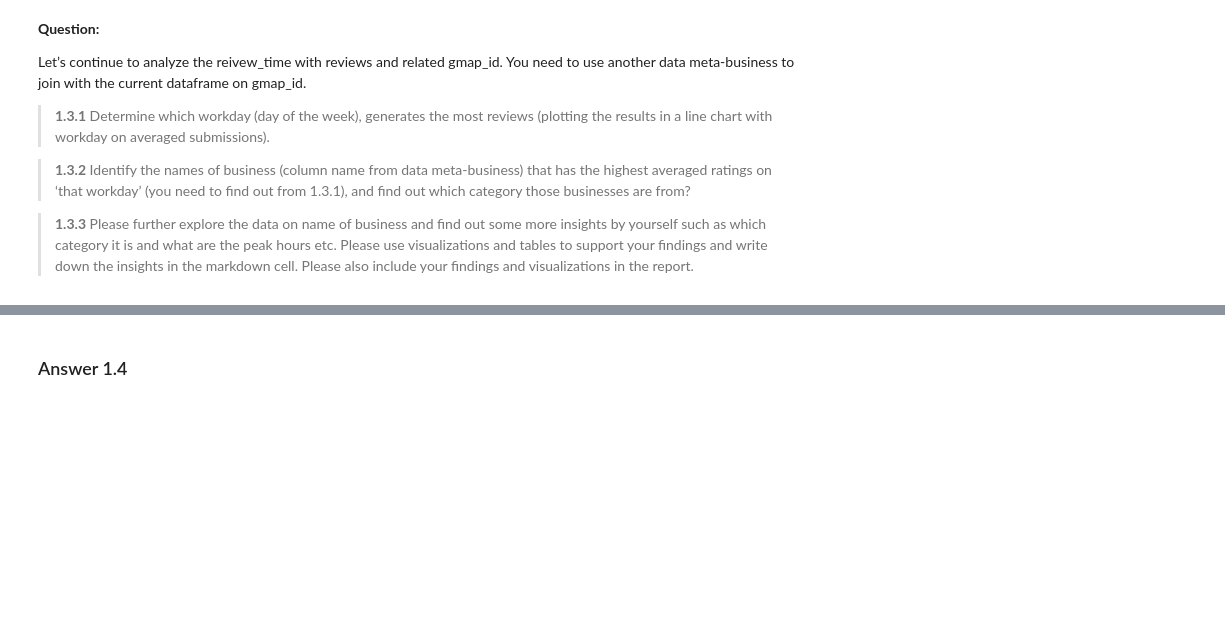
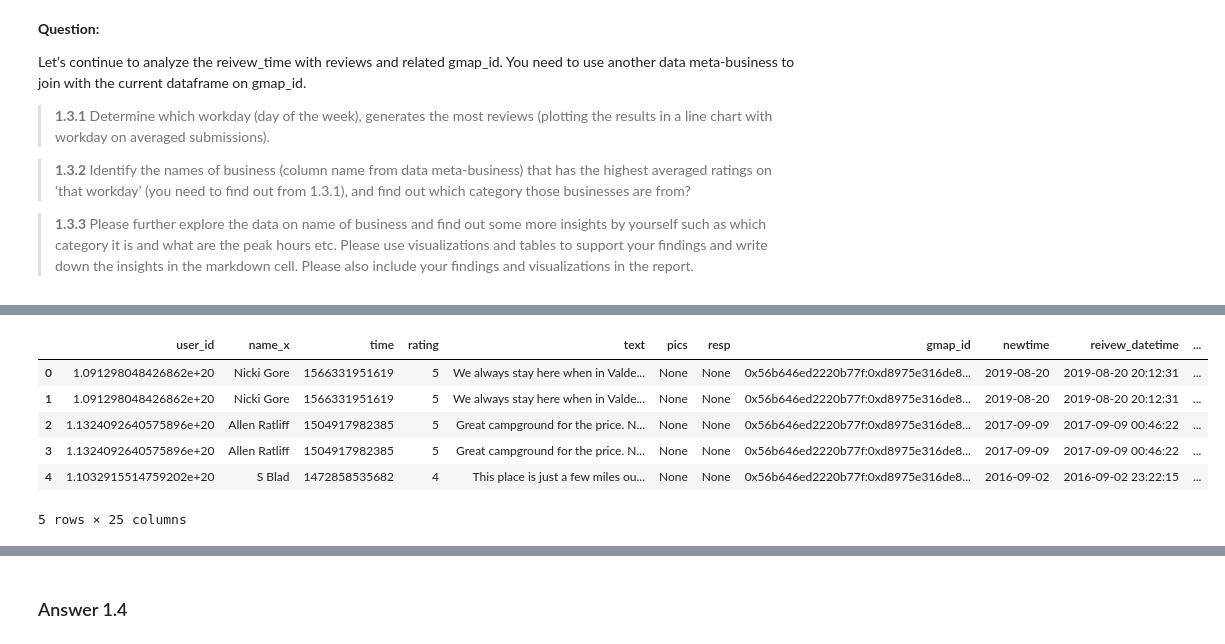
Before and after one commit to soumitkundu/SIG742-EndTermAssignment, a Jupyter notebook: SIG742Task2-Group-13.ipynb, the cells around one changed output, grey strips where cells are left out. Drawn from its saved outputs; the diff is of its cells as text; code cells hidden in the pictures; blank space fills up the shorter version.

```diff
--- a/SIG742Task2-Group-13.ipynb
+++ b/SIG742Task2-Group-13.ipynb
@@ -185,0 +235,3 @@ Let’s continue to analyze the reivew_time with reviews and related gmap_id. Yo
+# %%
+df_meta_business = pd.read_csv(drive_path + "/meta-review-business.csv")
+df_meta_business.head()
@@ -185,0 +245,12 @@ Let’s continue to analyze the reivew_time with reviews and related gmap_id. Yo
+# %%
+# Merge the two DataFrames
+df_business_reviews = pd.merge(df, df_meta_business, on='gmap_id', how='inner')
+df_business_reviews.head()
+# %% [output]
+|  | user_id | name_x | time | rating | text | pics | resp | gmap_id | newtime | reivew_datetime | ... |
+| 0 | 1.091298048426862e+20 | Nicki Gore | 1566331951619 | 5 | We always stay here when in Valde... | None | None | 0x56b646ed2220b77f:0xd8975e316de8... | 2019-08-20 | 2019-08-20 20:12:31 | ... |
+| 1 | 1.091298048426862e+20 | Nicki Gore | 1566331951619 | 5 | We always stay here when in Valde... | None | None | 0x56b646ed2220b77f:0xd8975e316de8... | 2019-08-20 | 2019-08-20 20:12:31 | ... |
+| 2 | 1.1324092640575896e+20 | Allen Ratliff | 1504917982385 | 5 | Great campground for the price. N... | None | None | 0x56b646ed2220b77f:0xd8975e316de8... | 2017-09-09 | 2017-09-09 00:46:22 | ... |
+| 3 | 1.1324092640575896e+20 | Allen Ratliff | 1504917982385 | 5 | Great campground for the price. N... | None | None | 0x56b646ed2220b77f:0xd8975e316de8... | 2017-09-09 | 2017-09-09 00:46:22 | ... |
+| 4 | 1.1032915514759202e+20 | S Blad | 1472858535682 | 4 | This place is just a few miles ou... | None | None | 0x56b646ed2220b77f:0xd8975e316de8... | 2016-09-02 | 2016-09-02 23:22:15 | ... |
+5 rows × 25 columns
```
Also changed, not shown: parts of 20 cells of this notebook.
